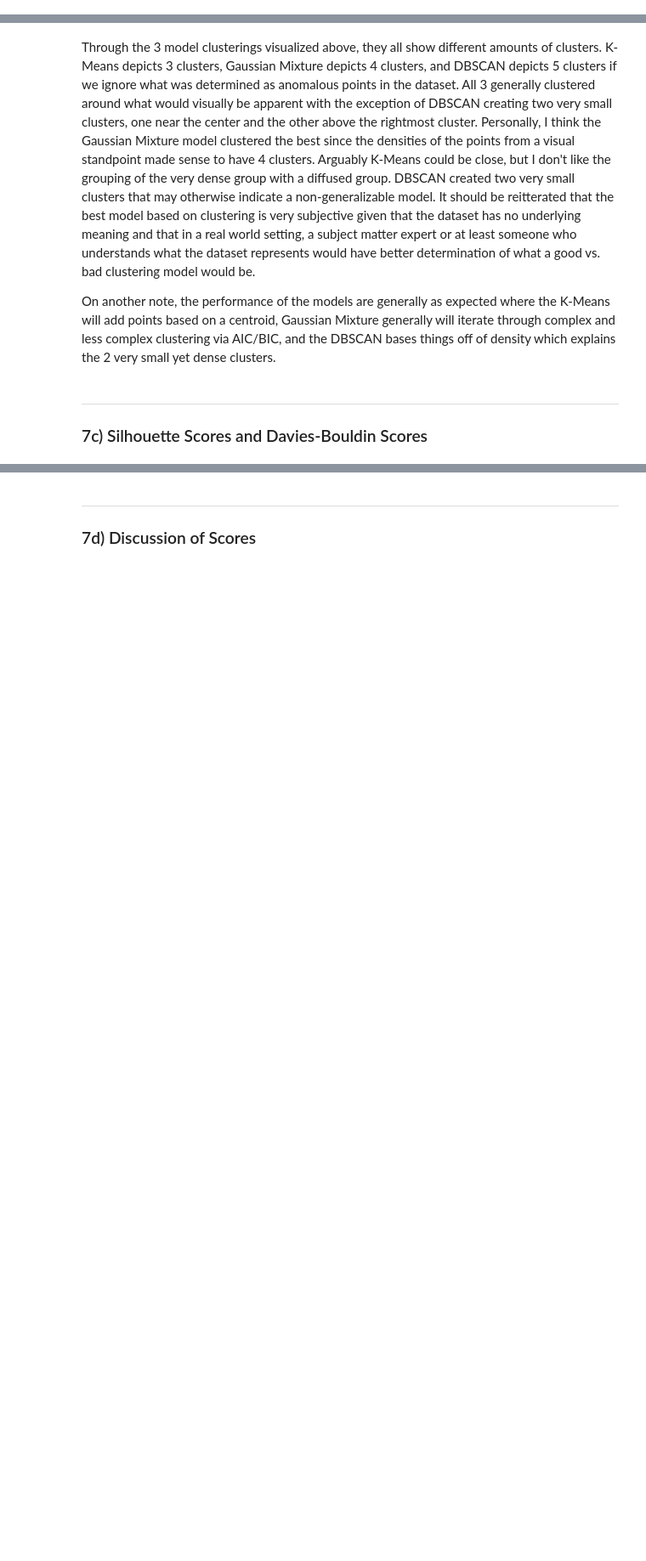
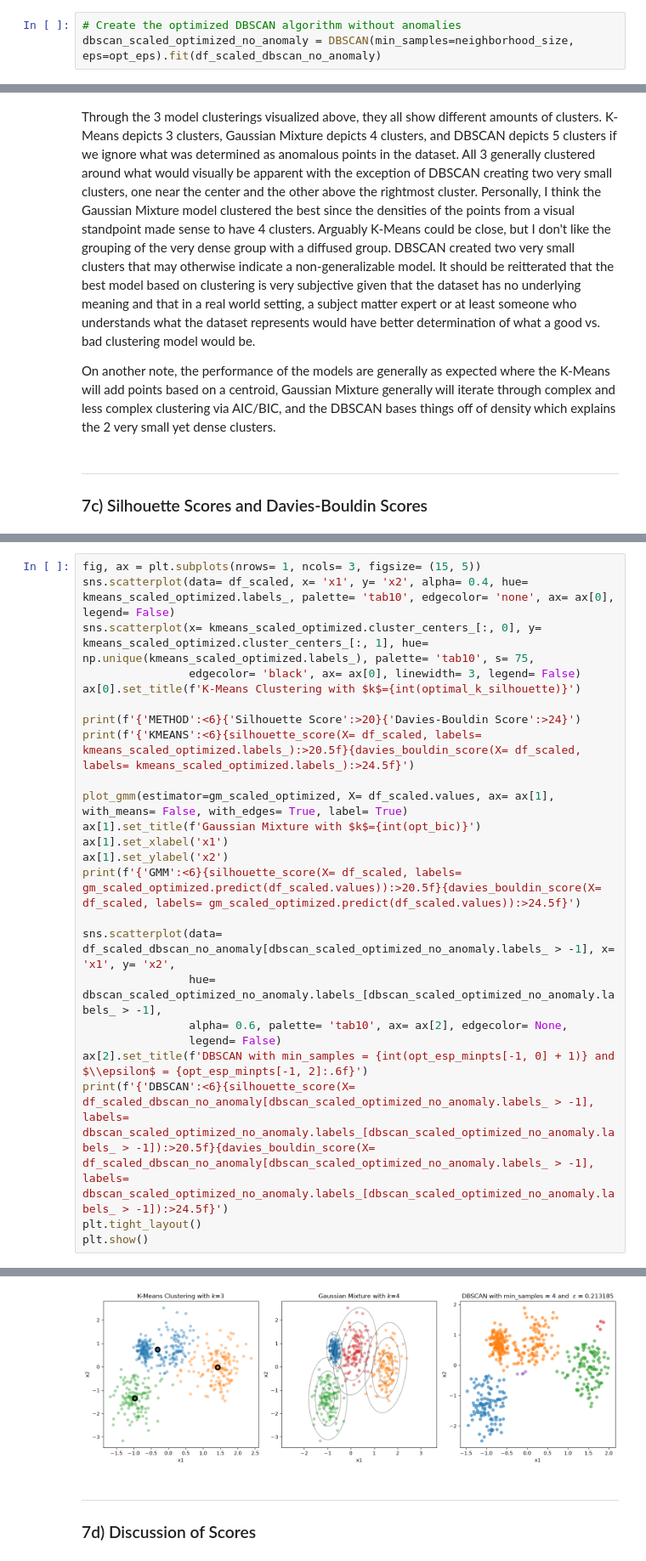
Before and after one commit to Jared-Wood135/DU-COMP4432-Machine-Learning, a Jupyter notebook: Assignments/5.ipynb, the cells around one changed output, grey strips where cells are left out. Shown at 85% size. Cells and saved outputs as stored; diff of their text form; blank space fills up the shorter version.

```diff
--- a/Assignments/5.ipynb
+++ b/Assignments/5.ipynb
@@ -716,6 +716,9 @@ df_scaled_dbscan_no_anomaly = df_scaled.drop(index=dbscan_anomaly_index_list).co
 print(456 == df_scaled_dbscan_no_anomaly.shape[0])
 # %% [output]
 True
+# %%
+# Create the optimized DBSCAN algorithm without anomalies
+dbscan_scaled_optimized_no_anomaly = DBSCAN(min_samples=neighborhood_size, eps=opt_eps).fit(df_scaled_dbscan_no_anomaly)
 # %% [markdown]
 <div style="
     padding: 15px 20px;
@@ -768,0 +821,25 @@ On another note, the performance of the models are generally as expected where t
+# %%
+fig, ax = plt.subplots(nrows= 1, ncols= 3, figsize= (15, 5))
+sns.scatterplot(data= df_scaled, x= 'x1', y= 'x2', alpha= 0.4, hue= kmeans_scaled_optimized.labels_, palette= 'tab10', edgecolor= 'none', ax= ax[0], legend= False)
+sns.scatterplot(x= kmeans_scaled_optimized.cluster_centers_[:, 0], y= kmeans_scaled_optimized.cluster_centers_[:, 1], hue= np.unique(kmeans_scaled_optimized.labels_), palette= 'tab10', s= 75,
+                edgecolor= 'black', ax= ax[0], linewidth= 3, legend= False)
+ax[0].set_title(f'K-Means Clustering with $k$={int(optimal_k_silhouette)}')
+
+print(f'{'METHOD':<6}{'Silhouette Score':>20}{'Davies-Bouldin Score':>24}')
+print(f'{'KMEANS':<6}{silhouette_score(X= df_scaled, labels= kmeans_scaled_optimized.labels_):>20.5f}{davies_bouldin_score(X= df_scaled, labels= kmeans_scaled_optimized.labels_):>24.5f}')
+
+plot_gmm(estimator=gm_scaled_optimized, X= df_scaled.values, ax= ax[1], with_means= False, with_edges= True, label= True)
+ax[1].set_title(f'Gaussian Mixture with $k$={int(opt_bic)}')
+ax[1].set_xlabel('x1')
+ax[1].set_ylabel('x2')
+print(f'{'GMM':<6}{silhouette_score(X= df_scaled, labels= gm_scaled_optimized.predict(df_scaled.values)):>20.5f}{davies_bouldin_score(X= df_scaled, labels= gm_scaled_optimized.predict(df_scaled.values)):>24.5f}')
+
+sns.scatterplot(data= df_scaled_dbscan_no_anomaly[dbscan_scaled_optimized_no_anomaly.labels_ > -1], x= 'x1', y= 'x2',
+                hue= dbscan_scaled_optimized_no_anomaly.labels_[dbscan_scaled_optimized_no_anomaly.labels_ > -1],
+                alpha= 0.6, palette= 'tab10', ax= ax[2], edgecolor= None,
+                legend= False)
+ax[2].set_title(f'DBSCAN with min_samples = {int(opt_esp_minpts[-1, 0] + 1)} and  $\\epsilon$ = {opt_esp_minpts[-1, 2]:.6f}')
+print(f'{'DBSCAN':<6}{silhouette_score(X= df_scaled_dbscan_no_anomaly[dbscan_scaled_optimized_no_anomaly.labels_ > -1], labels= dbscan_scaled_optimized_no_anomaly.labels_[dbscan_scaled_optimized_no_anomaly.labels_ > -1]):>20.5f}{davies_bouldin_score(X= df_scaled_dbscan_no_anomaly[dbscan_scaled_optimized_no_anomaly.labels_ > -1], labels= dbscan_scaled_optimized_no_anomaly.labels_[dbscan_scaled_optimized_no_anomaly.labels_ > -1]):>24.5f}')
+plt.tight_layout()
+plt.show()
+# %% [output]
@@ -769,3 +850,4 @@ On another note, the performance of the models are generally as expected where t
+[figure, added]
 # %% [markdown]
 ---
 
```
Also changed, not shown: parts of 2 cells of this notebook.
